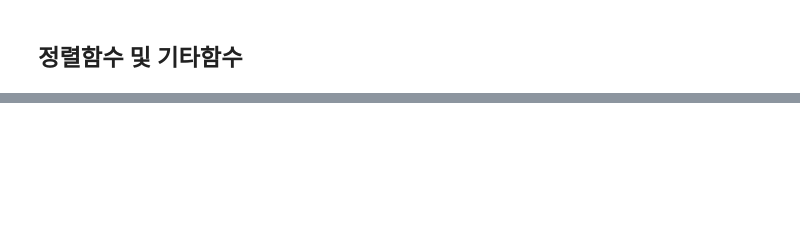
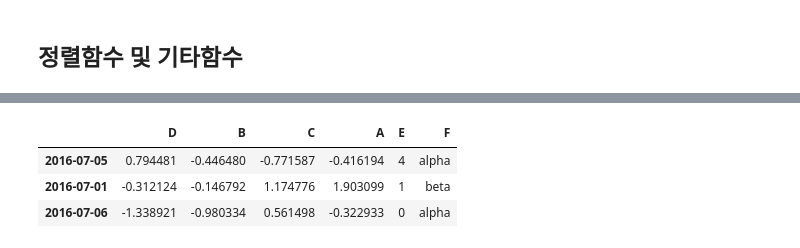
Before and after one commit to jeonghs2015/Python-google-colab, a Jupyter notebook: Pandas_test.ipynb, the cells around one changed output, grey strips where cells are left out. Drawn from its saved outputs; the diff is of its cells as text; code cells hidden in the pictures; blank space fills up the shorter version.

```diff
--- a/Pandas_test.ipynb
+++ b/Pandas_test.ipynb
@@ -839,0 +862,8 @@ df2.sort_values(by=['E','F'])
+# %%
+# F열의 값이 alpha나 beta인 모든 행 구하기
+df2.loc[df2['F'].isin(['alpha','beta']),:]
+# %% [output]
+|  | D | B | C | A | E | F |
+| 2016-07-05 | 0.794481 | -0.446480 | -0.771587 | -0.416194 | 4 | alpha |
+| 2016-07-01 | -0.312124 | -0.146792 | 1.174776 | 1.903099 | 1 | beta |
+| 2016-07-06 | -1.338921 | -0.980334 | 0.561498 | -0.322933 | 0 | alpha |
```
Also changed, not shown: parts of 36 cells of this notebook.
